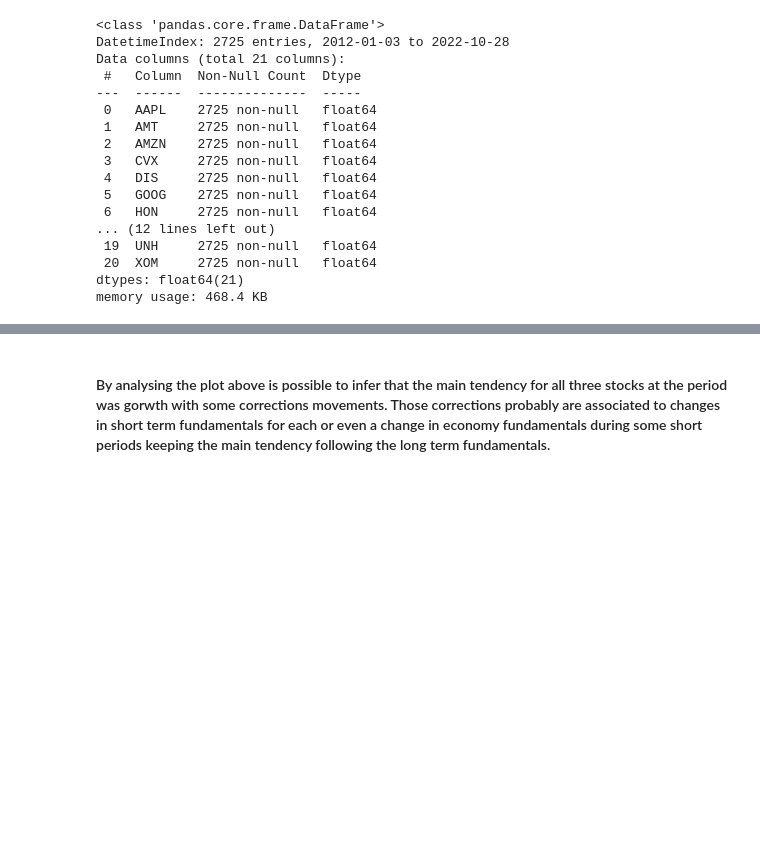
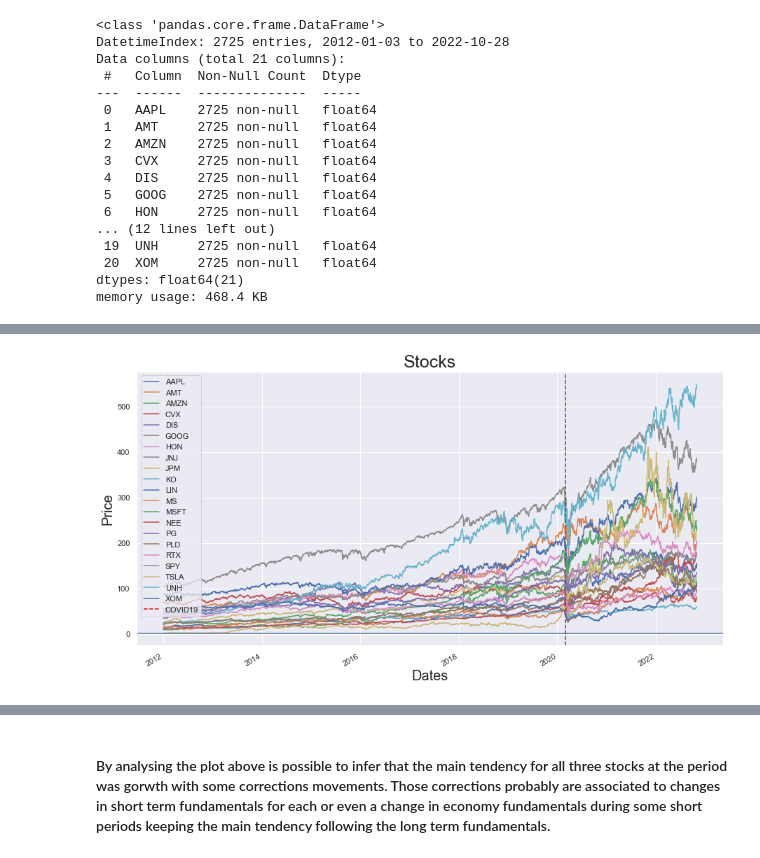
Before and after one commit to Dmenegassi/Investment-and-Trading-Capstone-Project---Build-a-Stock-Price-Indicator, a Jupyter notebook: Investment and Trading Capstone Project - Build a Stock Price Indicator.ipynb, the cells around one changed output, grey strips where cells are left out. Cells and saved outputs as stored; diff of their text form; code cells hidden in the pictures; blank space fills up the shorter version.

```diff
--- a/Investment and Trading Capstone Project - Build a Stock Price Indicator.ipynb
+++ b/Investment and Trading Capstone Project - Build a Stock Price Indicator.ipynb
@@ -467,3 +472,7 @@ stocks.describe()
 8 rows × 21 columns
+# %%
+plot_data(stocks, 'Stocks', 'Dates', 'Price')
+# %% [output]
+[figure, added]
 # %%
 # higher prices
```
Also changed, not shown: parts of 48 cells of this notebook.
